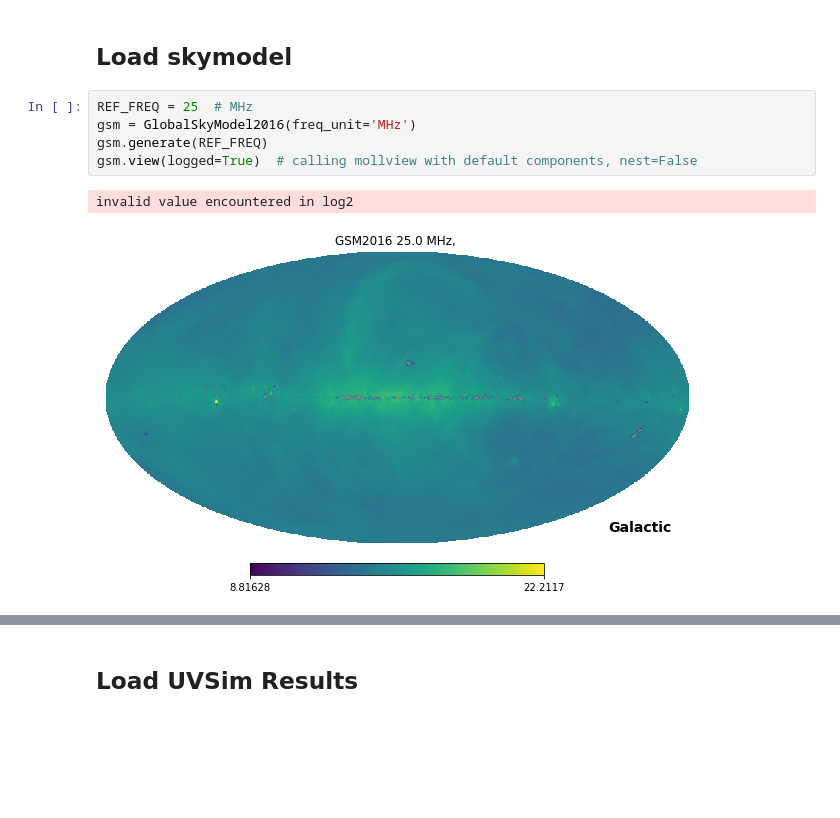
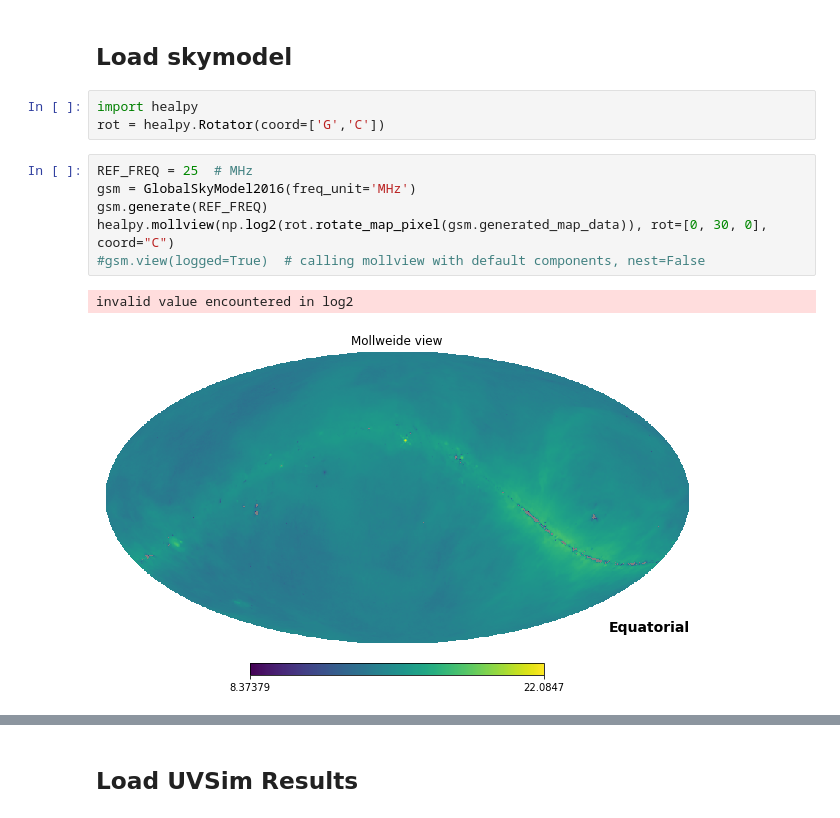
Before and after one commit to christianhbye/lusee_sky_simulations, a Jupyter notebook: notebooks/mock_lusee_night_analysis.ipynb, the cells around one changed output, grey strips where cells are left out. Drawn from its saved outputs; the diff is of its cells as text; blank space fills up the shorter version.

```diff
--- a/notebooks/mock_lusee_night_analysis.ipynb
+++ b/notebooks/mock_lusee_night_analysis.ipynb
@@ -62,11 +62,15 @@ for freq in [10, 20, 30, 40, 50]:
 [figure]
 # %% [markdown]
 ## Load skymodel
+# %%
+import healpy
+rot = healpy.Rotator(coord=['G','C'])
 # %%
 REF_FREQ = 25  # MHz
 gsm = GlobalSkyModel2016(freq_unit='MHz')
 gsm.generate(REF_FREQ)
-gsm.view(logged=True)  # calling mollview with default components, nest=False
+healpy.mollview(np.log2(rot.rotate_map_pixel(gsm.generated_map_data)), rot=[0, 30, 0], coord="C")
+#gsm.view(logged=True)  # calling mollview with default components, nest=False
 # %% [output]
 invalid value encountered in log2
-[figure, old version]
+[figure, new version]
```
Also changed, not shown: parts of 9 cells of this notebook, 1 other file.
